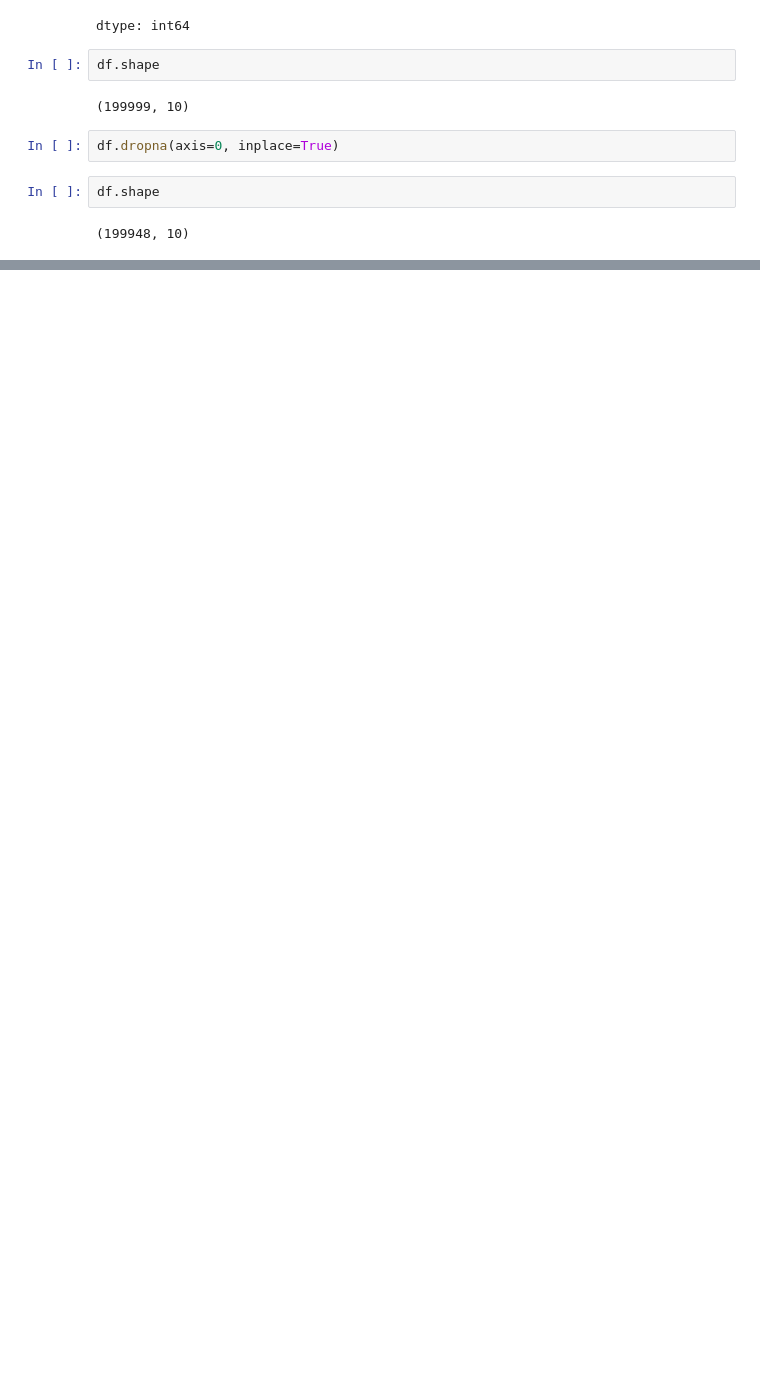
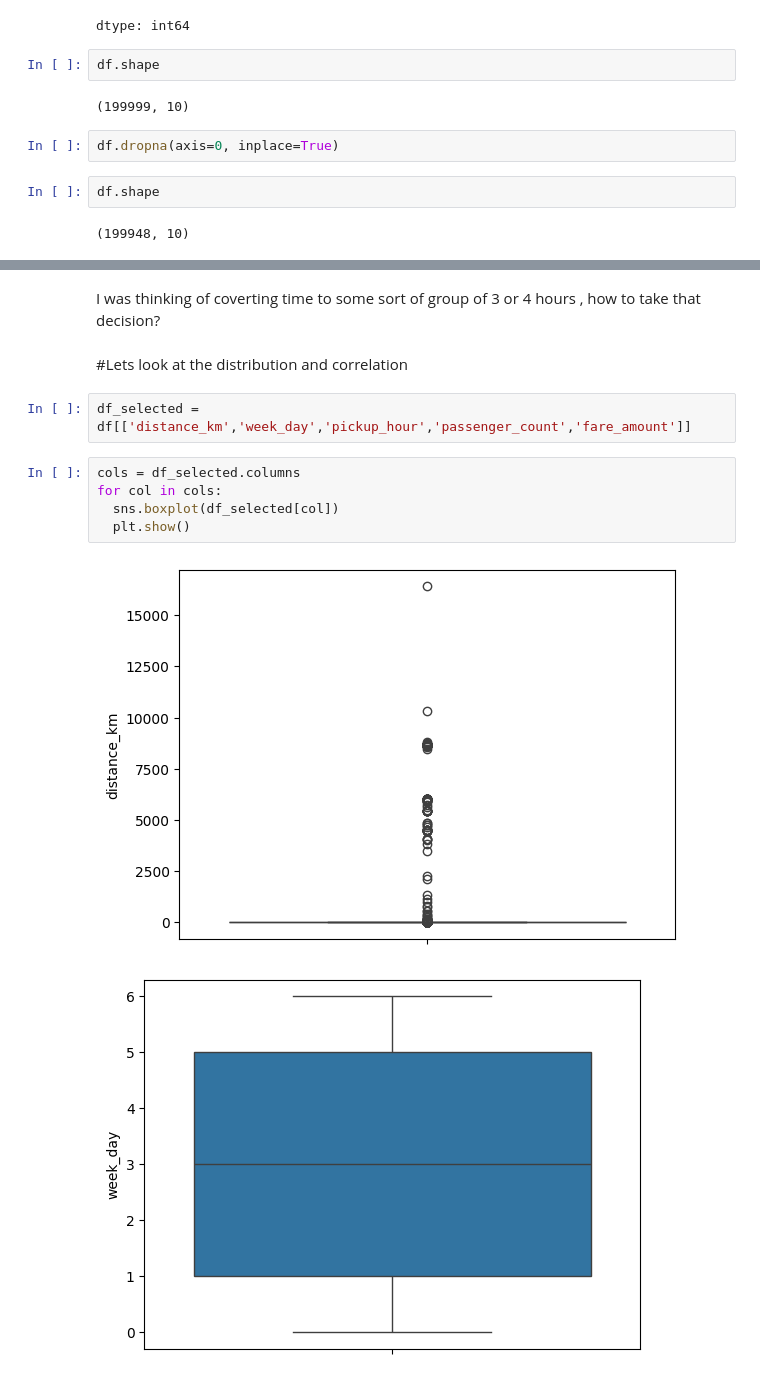
Before and after one commit to dhsingh0815/ML, a Jupyter notebook: Regression/Uber_Regression.ipynb, the cells around one changed output, grey strips where cells are left out. Drawn from its saved outputs; the diff is of its cells as text; blank space fills up the shorter version.

```diff
--- a/Regression/Uber_Regression.ipynb
+++ b/Regression/Uber_Regression.ipynb
@@ -191,0 +192,14 @@ memory usage: 16.0+ MB
+# %% [markdown]
+I was thinking of coverting time to some sort of group of 3 or 4 hours , how to take that decision?
+# %% [markdown]
+#Lets look at the distribution and correlation
+# %%
+df_selected = df[['distance_km','week_day','pickup_hour','passenger_count','fare_amount']]
+# %%
+cols = df_selected.columns
+for col in cols:
+  sns.boxplot(df_selected[col])
+  plt.show()
+# %% [output]
+[figure, added]
+[figure, added]
```
Also changed, not shown: parts of 11 cells of this notebook.
